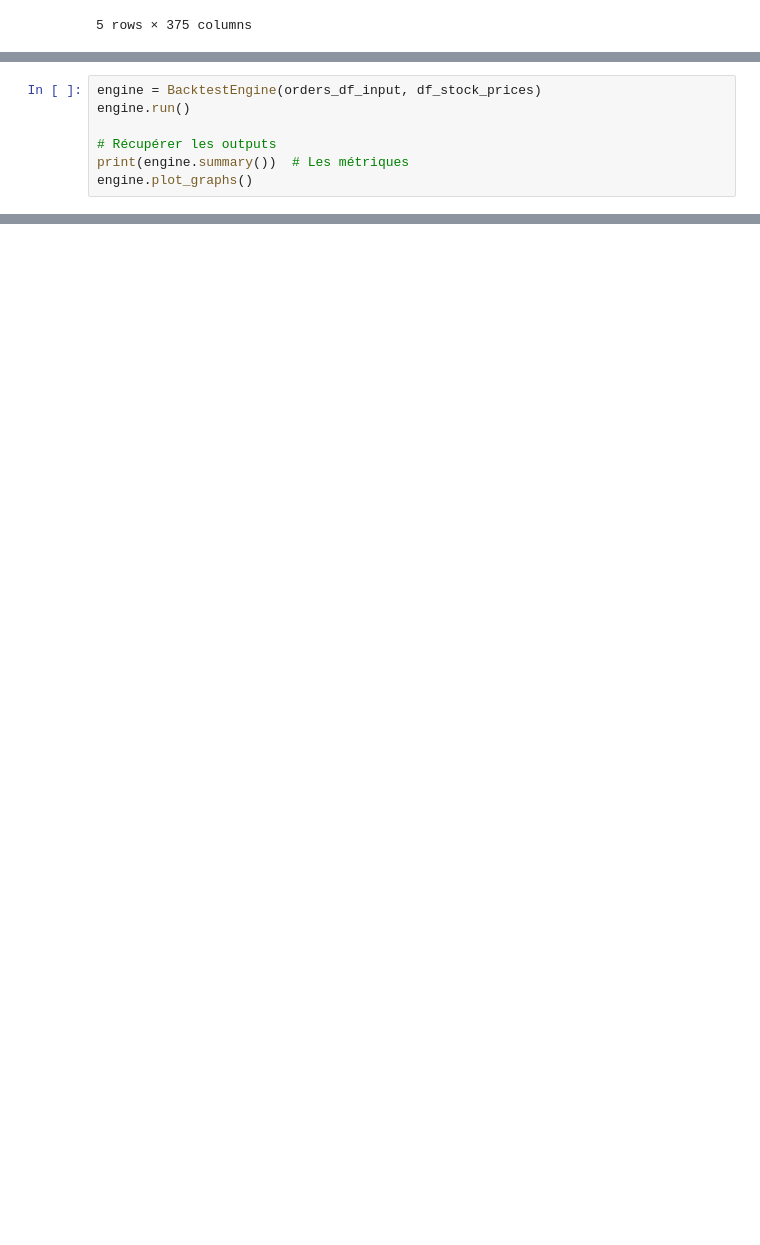
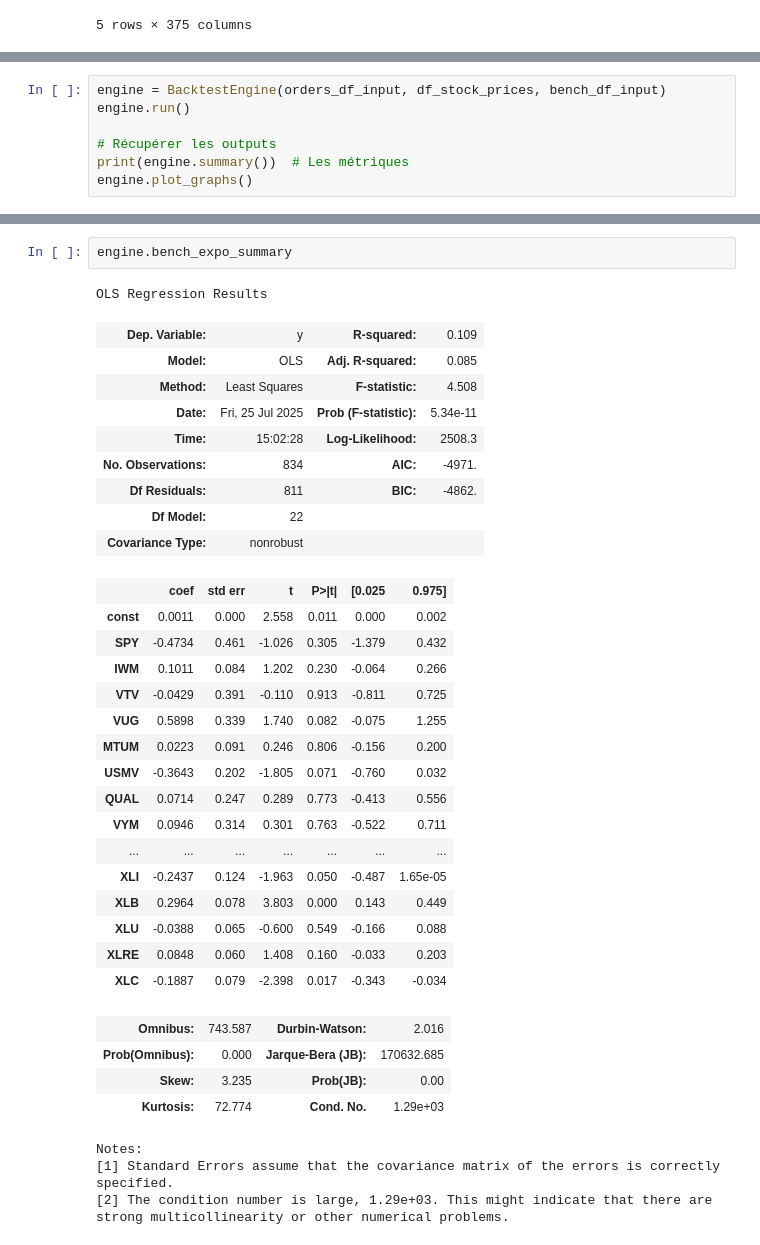
Before and after one commit to cyrillerv/backtesting_lib, a Jupyter notebook: examples/getting_started.ipynb, the cells around one changed output, grey strips where cells are left out. Drawn from its saved outputs; the diff is of its cells as text; blank space fills up the shorter version.

```diff
--- a/examples/getting_started.ipynb
+++ b/examples/getting_started.ipynb
@@ -38,5 +49,5 @@ orders_df_input.head()
 # %%
-engine = BacktestEngine(orders_df_input, df_stock_prices)
+engine = BacktestEngine(orders_df_input, df_stock_prices, bench_df_input)
 engine.run()
 
 # Récupérer les outputs
@@ -49,0 +74,37 @@ Consistency check passed.
+# %%
+engine.bench_expo_summary
+# %% [output]
+OLS Regression Results
+| Dep. Variable: | y | R-squared: | 0.109 |
+| Model: | OLS | Adj. R-squared: | 0.085 |
+| Method: | Least Squares | F-statistic: | 4.508 |
+| Date: | Fri, 25 Jul 2025 | Prob (F-statistic): | 5.34e-11 |
+| Time: | 15:02:28 | Log-Likelihood: | 2508.3 |
+| No. Observations: | 834 | AIC: | -4971. |
+| Df Residuals: | 811 | BIC: | -4862. |
+| Df Model: | 22 |  |  |
+| Covariance Type: | nonrobust |  |  |
+|  | coef | std err | t | P>|t| | [0.025 | 0.975] |
+| const | 0.0011 | 0.000 | 2.558 | 0.011 | 0.000 | 0.002 |
+| SPY | -0.4734 | 0.461 | -1.026 | 0.305 | -1.379 | 0.432 |
+| IWM | 0.1011 | 0.084 | 1.202 | 0.230 | -0.064 | 0.266 |
+| VTV | -0.0429 | 0.391 | -0.110 | 0.913 | -0.811 | 0.725 |
+| VUG | 0.5898 | 0.339 | 1.740 | 0.082 | -0.075 | 1.255 |
+| MTUM | 0.0223 | 0.091 | 0.246 | 0.806 | -0.156 | 0.200 |
+| USMV | -0.3643 | 0.202 | -1.805 | 0.071 | -0.760 | 0.032 |
+| QUAL | 0.0714 | 0.247 | 0.289 | 0.773 | -0.413 | 0.556 |
+| VYM | 0.0946 | 0.314 | 0.301 | 0.763 | -0.522 | 0.711 |
+| ... | ... | ... | ... | ... | ... | ... |
+| XLI | -0.2437 | 0.124 | -1.963 | 0.050 | -0.487 | 1.65e-05 |
+| XLB | 0.2964 | 0.078 | 3.803 | 0.000 | 0.143 | 0.449 |
+| XLU | -0.0388 | 0.065 | -0.600 | 0.549 | -0.166 | 0.088 |
+| XLRE | 0.0848 | 0.060 | 1.408 | 0.160 | -0.033 | 0.203 |
+| XLC | -0.1887 | 0.079 | -2.398 | 0.017 | -0.343 | -0.034 |
+| Omnibus: | 743.587 | Durbin-Watson: | 2.016 |
+| Prob(Omnibus): | 0.000 | Jarque-Bera (JB): | 170632.685 |
+| Skew: | 3.235 | Prob(JB): | 0.00 |
+| Kurtosis: | 72.774 | Cond. No. | 1.29e+03 |
+Notes:
+[1] Standard Errors assume that the covariance matrix of the errors is correctly specified.
+[2] The condition number is large, 1.29e+03. This might indicate that there are
+strong multicollinearity or other numerical problems.
```
Also changed, not shown: parts of 3 cells of this notebook, 4 other files.
